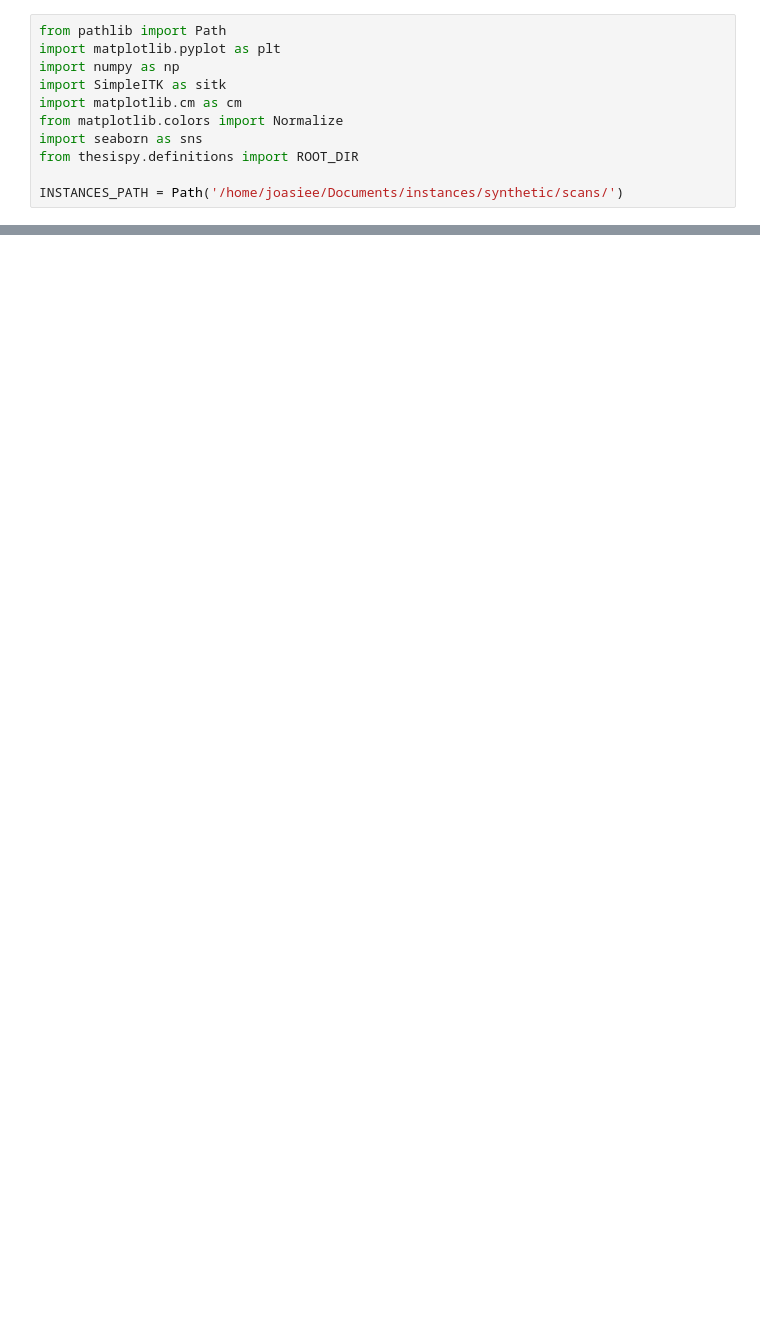
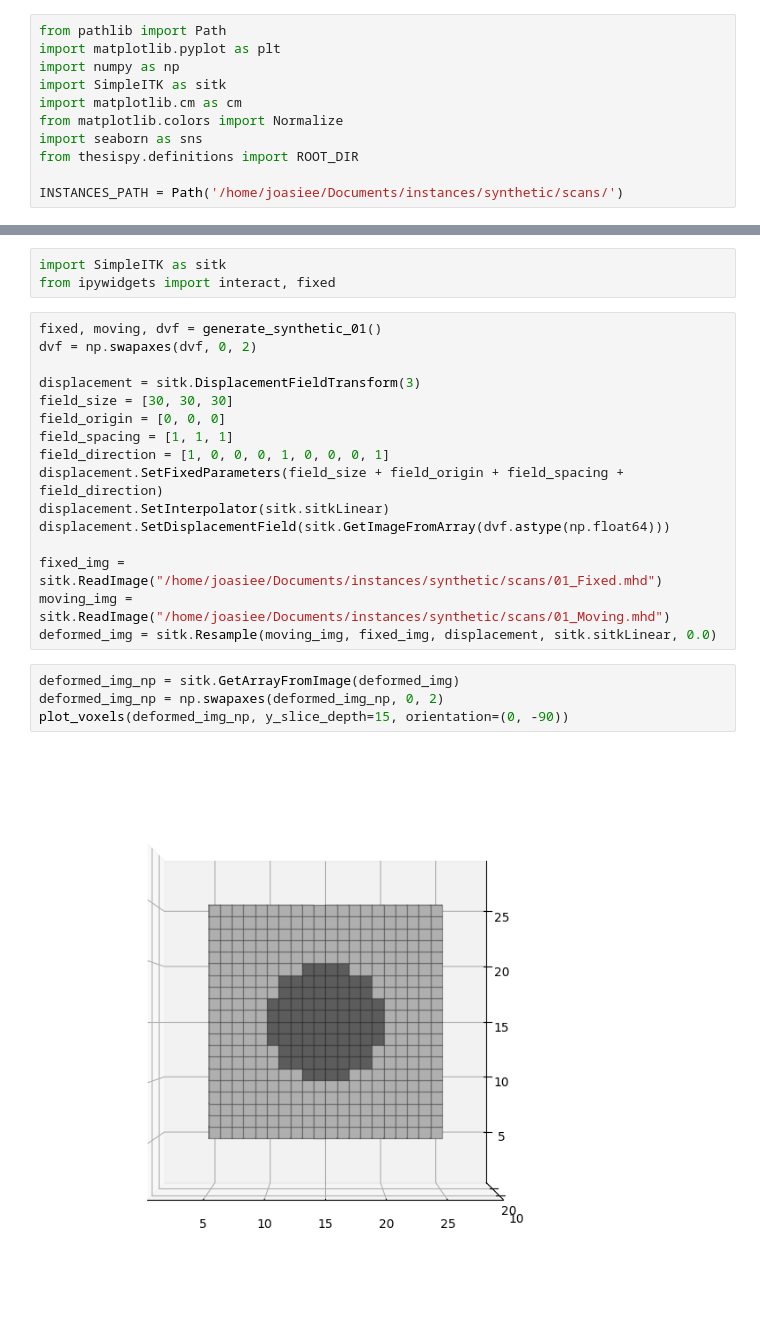
Before and after one commit to joasiee/elastix, a Jupyter notebook: experiments/notebooks/voxels.ipynb, the cells around one changed output, grey strips where cells are left out. Drawn from its saved outputs; the diff is of its cells as text; blank space fills up the shorter version.

```diff
--- a/experiments/notebooks/voxels.ipynb
+++ b/experiments/notebooks/voxels.ipynb
@@ -141,0 +208,25 @@ plot_dvf(data, invert=False)
+# %%
+import SimpleITK as sitk
+from ipywidgets import interact, fixed
+# %%
+fixed, moving, dvf = generate_synthetic_01()
+dvf = np.swapaxes(dvf, 0, 2)
+
+displacement = sitk.DisplacementFieldTransform(3)
+field_size = [30, 30, 30]
+field_origin = [0, 0, 0]
+field_spacing = [1, 1, 1]
+field_direction = [1, 0, 0, 0, 1, 0, 0, 0, 1]
+displacement.SetFixedParameters(field_size + field_origin + field_spacing + field_direction)
+displacement.SetInterpolator(sitk.sitkLinear)
+displacement.SetDisplacementField(sitk.GetImageFromArray(dvf.astype(np.float64)))
+
+fixed_img = sitk.ReadImage("/home/joasiee/Documents/instances/synthetic/scans/01_Fixed.mhd")
+moving_img = sitk.ReadImage("/home/joasiee/Documents/instances/synthetic/scans/01_Moving.mhd")
+deformed_img = sitk.Resample(moving_img, fixed_img, displacement, sitk.sitkLinear, 0.0)
+# %%
+deformed_img_np = sitk.GetArrayFromImage(deformed_img)
+deformed_img_np = np.swapaxes(deformed_img_np, 0, 2)
+plot_voxels(deformed_img_np, y_slice_depth=15, orientation=(0, -90))
+# %% [output]
+[figure, added]
```
Also changed, not shown: parts of 7 cells of this notebook, 2 other files.
